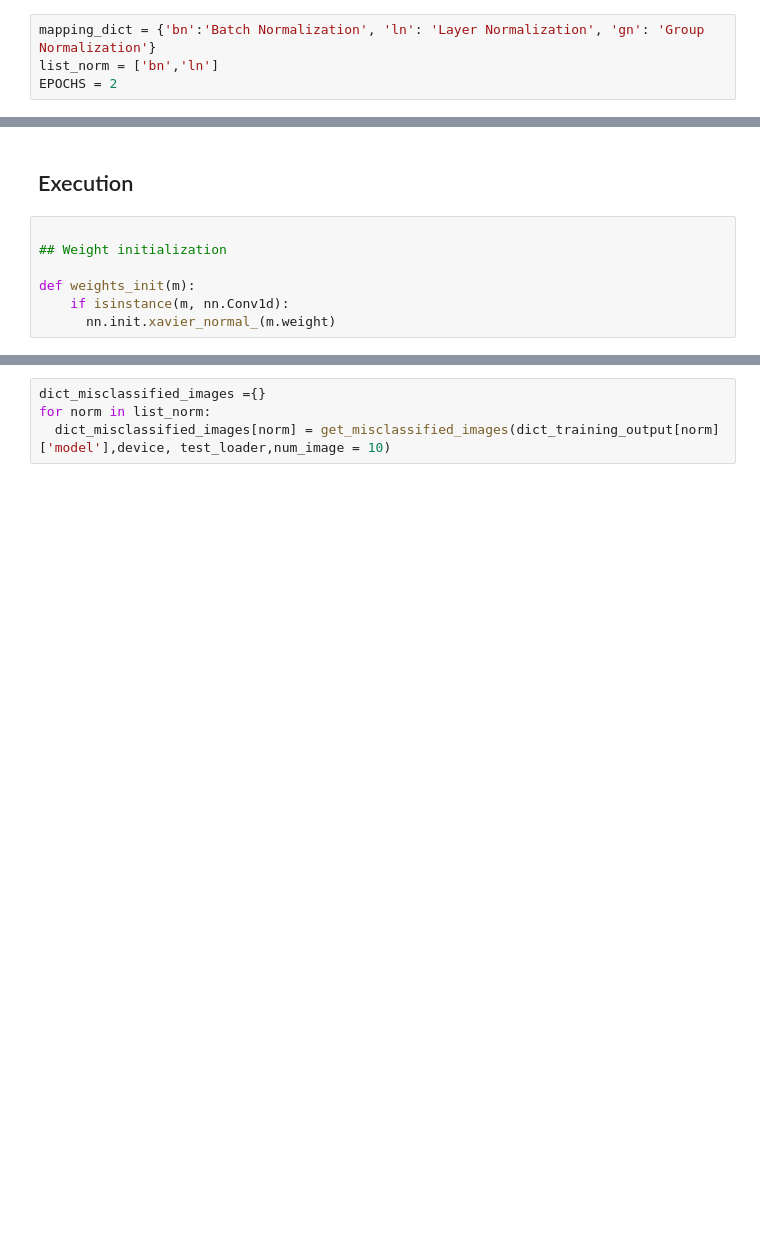
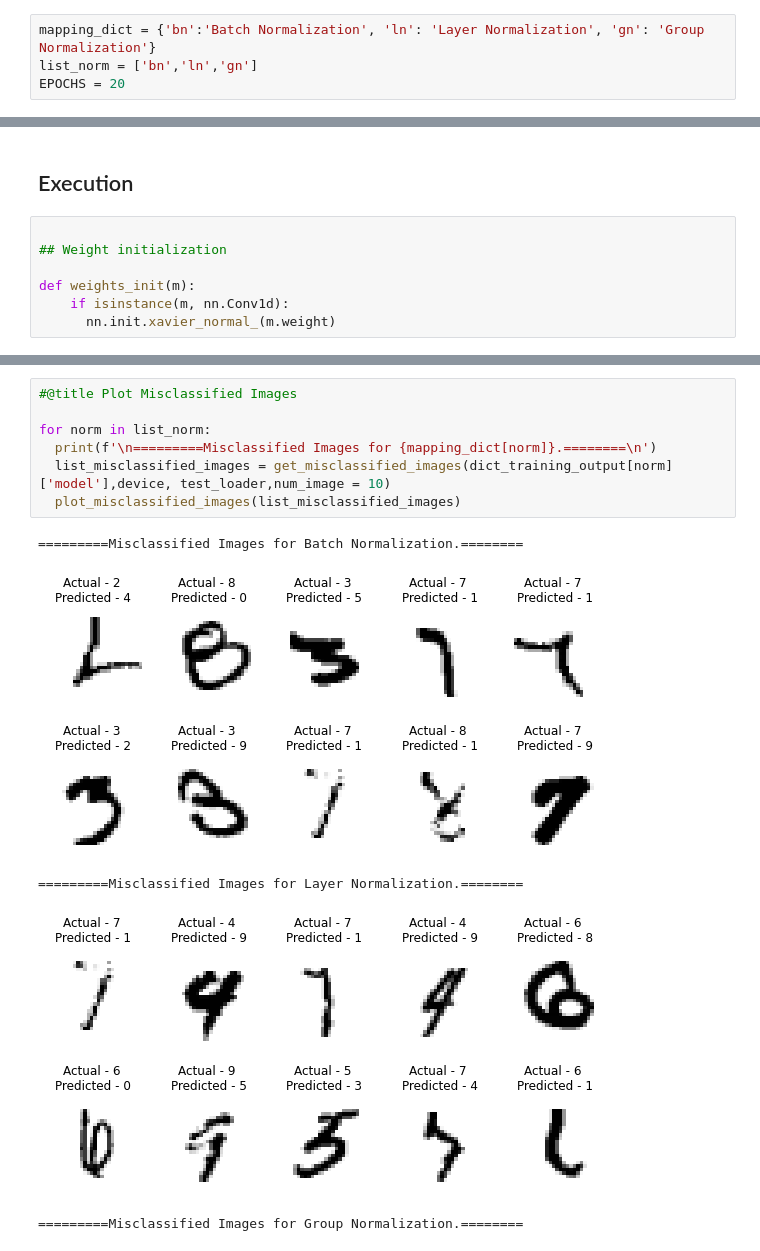
Before and after one commit to peeyushsinghal/EVA8, a Jupyter notebook: S5-Assignment-Solution/EVA8_S5.ipynb, the cells around one changed output, grey strips where cells are left out. Drawn from its saved outputs; the diff is of its cells as text; blank space fills up the shorter version.

```diff
--- a/S5-Assignment-Solution/EVA8_S5.ipynb
+++ b/S5-Assignment-Solution/EVA8_S5.ipynb
@@ -269,4 +270,4 @@ Estimated Total Size (MB): 1.01
 # %%
 mapping_dict = {'bn':'Batch Normalization', 'ln': 'Layer Normalization', 'gn': 'Group Normalization'}
-list_norm = ['bn','ln']
-EPOCHS = 2
+list_norm = ['bn','ln','gn']
+EPOCHS = 20
@@ -560,4 +494,13 @@ def get_misclassified_images(model, device, test_loader, num_image = 10):
 # %%
-dict_misclassified_images ={}
+#@title Plot Misclassified Images
+
 for norm in list_norm:
-  dict_misclassified_images[norm] = get_misclassified_images(dict_training_output[norm]['model'],device, test_loader,num_image = 10)
+  print(f'\n=========Misclassified Images for {mapping_dict[norm]}.========\n')
+  list_misclassified_images = get_misclassified_images(dict_training_output[norm]['model'],device, test_loader,num_image = 10)
+  plot_misclassified_images(list_misclassified_images)
+# %% [output]
+=========Misclassified Images for Batch Normalization.========
+[figure, added]
+=========Misclassified Images for Layer Normalization.========
+[figure, added]
+=========Misclassified Images for Group Normalization.========
```
Also changed, not shown: parts of 28 cells of this notebook.
